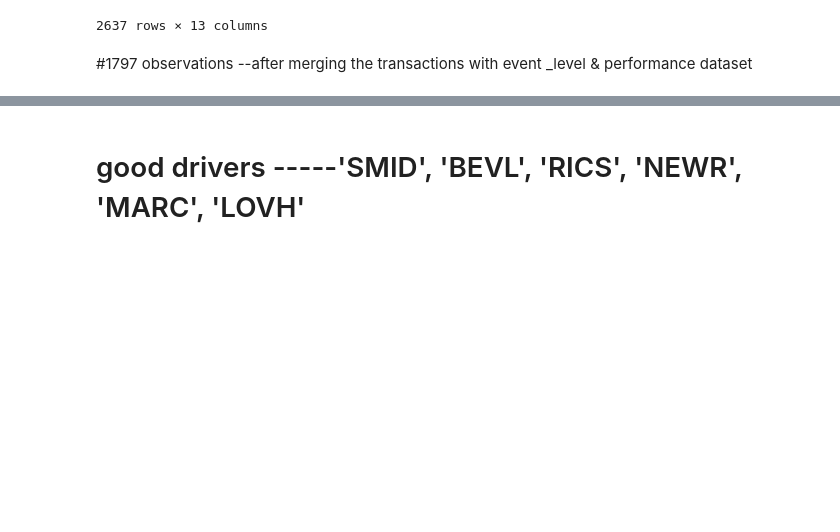
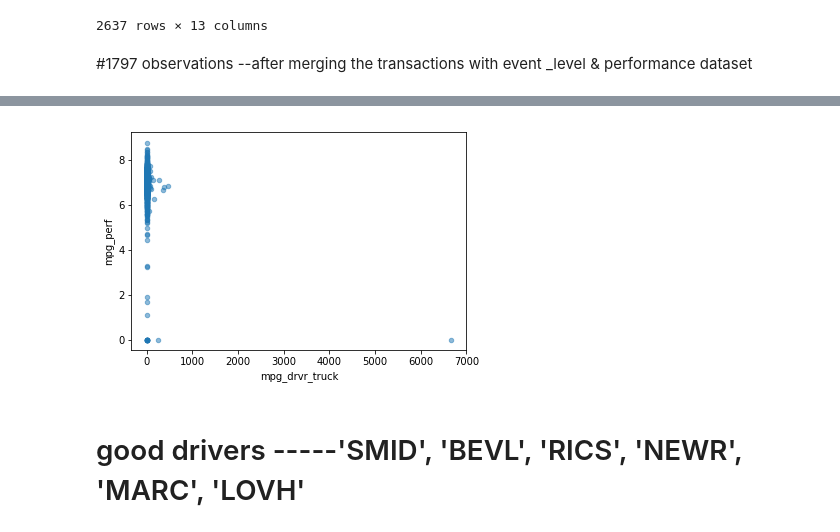
Before and after one commit to paulo-g-martinez/dq-6-fraud-detection, a Jupyter notebook: BigG_testing_merge.ipynb, the cells around one changed output, grey strips where cells are left out. Saved outputs shown, nothing was run; the diff lists cells and outputs as text; code cells hidden in the pictures; blank space fills up the shorter version.

```diff
--- a/BigG_testing_merge.ipynb
+++ b/BigG_testing_merge.ipynb
@@ -1554,3 +1690,8 @@ grp_merged.sort_values('diff_fuel_purchased',ascending=False).to_csv('output.csv
+# %%
+grp_merged.plot(kind='scatter',x='mpg_drvr_truck',y='mpg_perf',marker='o',alpha=0.5);
+plt.show()
+# %% [output]
+[figure, added]
 # %% [markdown]
 #  good drivers -----'SMID', 'BEVL', 'RICS', 'NEWR', 'MARC', 'LOVH'
 # %%
```
Also changed, not shown: parts of 22 cells of this notebook, 1 other file.
